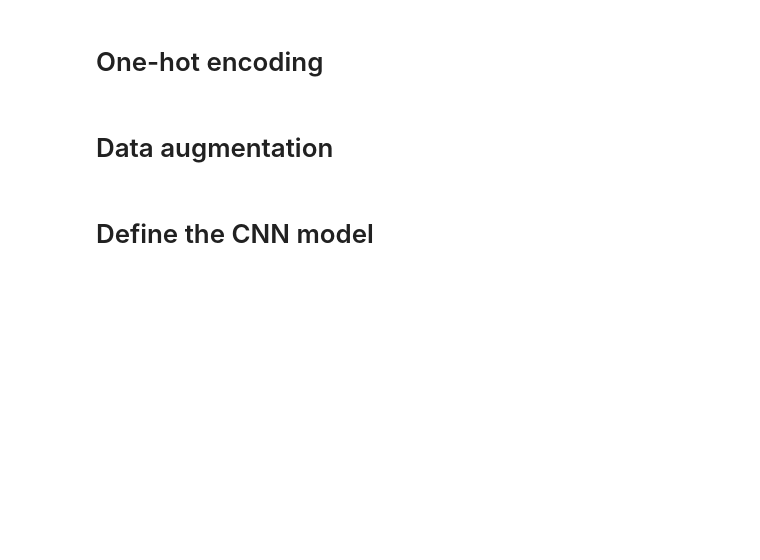
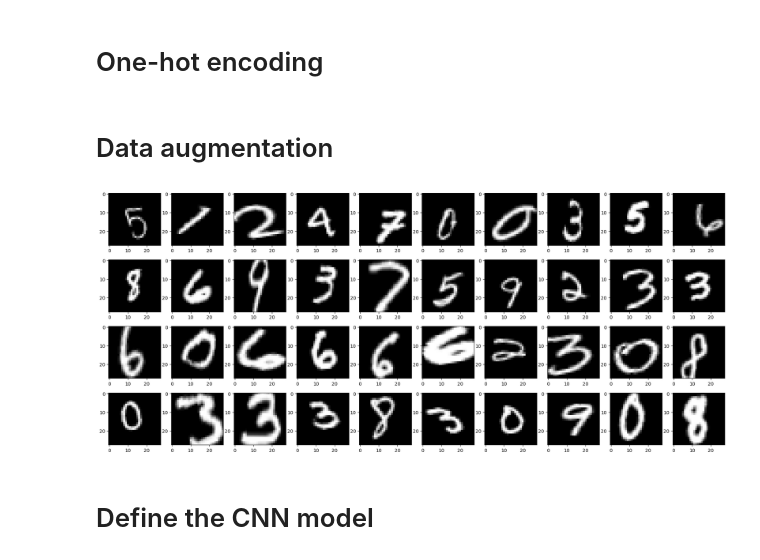
Before and after one commit to congrendai/PRE_CW1, a Jupyter notebook: cw1.ipynb, the cells around one changed output. Cells and saved outputs as stored; diff of their text form; code cells hidden in the pictures; blank space fills up the shorter version.

```diff
--- a/cw1.ipynb
+++ b/cw1.ipynb
@@ -44,3 +33,25 @@ datagen = ImageDataGenerator(
+# %%
+from keras.preprocessing.image import ImageDataGenerator
+
+datagen = ImageDataGenerator(
+    rotation_range=20,
+    width_shift_range=0.1,
+    height_shift_range=0.1,
+    zoom_range=0.4,
+    shear_range=0.2,
+    fill_mode='nearest')
+
+#Plots our figures
+pic = datagen.flow(x_train, batch_size=1024)
+plt.figure(figsize=(24,10))
+for i in range(1,41):
+  plt.subplot(4, 10, i)
+  batch = pic.next()
+  image_ = batch[0].astype('float32')
+  plt.imshow(image_, cmap='gray')
+plt.show()
+# %% [output]
+[figure, added]
 # %% [markdown]
 # Define the CNN model
 # %%
```
Also changed, not shown: parts of 8 cells of this notebook, 3 other files.
